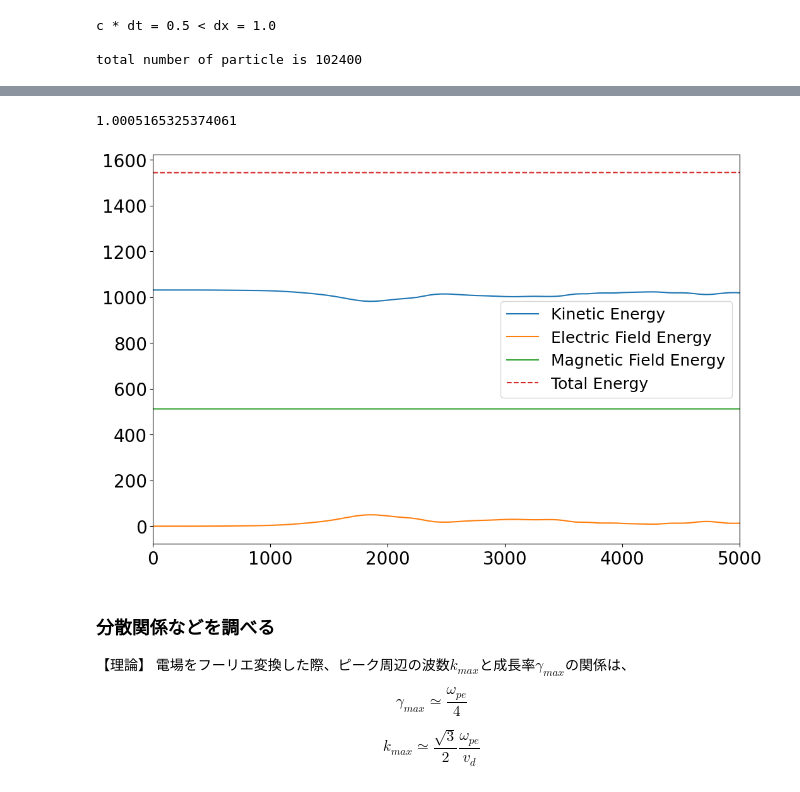
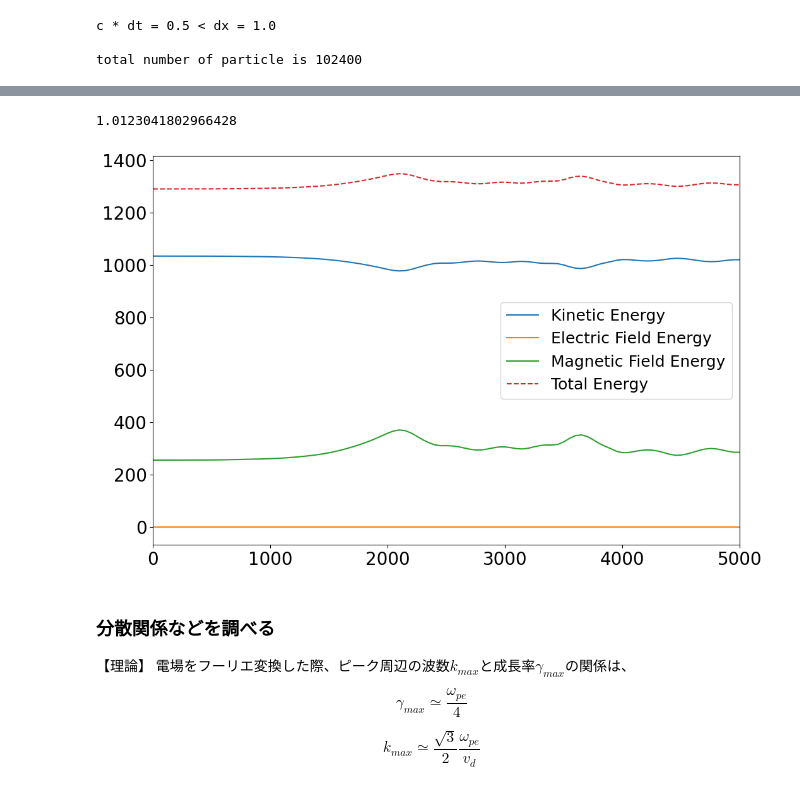
Before and after one commit to keita-akutagawa/PIC_GPU, a Jupyter notebook: examples_1D/two_stream/PIC1D_two_stream_electron.ipynb, the cells around one changed output, grey strips where cells are left out. Saved outputs shown, nothing was run; the diff lists cells and outputs as text; code cells hidden in the pictures.

```diff
--- a/examples_1D/two_stream/PIC1D_two_stream_electron.ipynb
+++ b/examples_1D/two_stream/PIC1D_two_stream_electron.ipynb
@@ -114,16 +125,31 @@ ax.plot(E[0, :])
 fig = plt.figure(figsize=(12, 6))
 ax = fig.add_subplot(111)
 
+dirname = "results_two_stream_electron"
 total_steps = 10000
 for step in range(0, total_steps+1, 100):
     ax.clear()
-    x_ion = np.loadtxt(f"./results/two_stream_electron_x_ion_{step}.txt", delimiter=',')
-    v_ion = np.loadtxt(f"./results/two_stream_electron_v_ion_{step}.txt", delimiter=',')
-    x_electron = np.loadtxt(f"./results/two_stream_electron_x_electron_{step}.txt", delimiter=',')
-    v_electron = np.loadtxt(f"./results/two_stream_electron_v_electron_{step}.txt", delimiter=',')
-    ax.scatter(x_ion[:, 0], v_ion[:, 0]/v_thermal_ion, s=0.1, c='orange', label='ion')
-    ax.scatter(x_electron[:n_minus, 0], v_electron[:n_minus, 0]/v_thermal_electron, s=0.1, c='blue', label='electron(background)')
-    ax.scatter(x_electron[n_minus:, 0], v_electron[n_minus:, 0]/v_thermal_electron, s=0.1, c='green', marker='*', label='electron(beam)')
+
+    filename = f"{dirname}/two_stream_electron_x_ion_{step}.bin"
+    with open(filename, 'rb') as f:
+        x_ion = np.fromfile(f, dtype=np.float32)
+    x_ion = x_ion.reshape(n_ion, 3).T
+    filename = f"{dirname}/two_stream_electron_x_electron_{step}.bin"
+    with open(filename, 'rb') as f:
+        x_electron = np.fromfile(f, dtype=np.float32)
+    x_electron = x_electron.reshape(n_electron+n_beam, 3).T
+    filename = f"{dirname}/two_stream_electron_v_ion_{step}.bin"
+    with open(filename, 'rb') as f:
+        v_ion = np.fromfile(f, dtype=np.float32)
+    v_ion = v_ion.reshape(n_ion, 3).T
+    filename = f"{dirname}/two_stream_electron_v_electron_{step}.bin"
+    with open(filename, 'rb') as f:
+        v_electron = np.fromfile(f, dtype=np.float32)
+    v_electron = v_electron.reshape(n_electron+n_beam, 3).T
+
+    ax.scatter(x_ion[0], v_ion[0]/v_thermal_electron, s=0.1, c='orange', label='ion')
+    ax.scatter(x_electron[0, :n_electron], v_electron[0, :n_electron]/v_thermal_electron, s=0.1, c='blue', label='electron(background)')
+    ax.scatter(x_electron[0, n_electron:], v_electron[0, n_electron:]/v_thermal_electron, s=0.1, c='green', marker='*', label='electron(beam)')
     ax.set_xlim(0, x_max)
     ax.set_ylim(-30, 30)
     ax.set_xlabel('$x / \lambda_D$', fontsize=20)
@@ -149,37 +175,44 @@ video.release()
 # %%
 total_steps = 10000
 interval = 100
 num_results = int(total_steps/interval) + 1
 kinetic_energy = np.zeros(num_results)
 electric_field_energy = np.zeros(num_results)
 magnetic_field_energy = np.zeros(num_results)
 t = np.arange(0.0, (total_steps+1)*dt, interval*dt)
 
+dirname = "results_two_stream_electron"
 for step in range(0, total_steps+1, interval):
-    KE = np.loadtxt(f"./results/two_stream_electron_KE_{step}.txt", delimiter=',')
-    EEnergy = np.loadtxt(f"./results/two_stream_electron_EEnergy_{step}.txt", delimiter=',')
-    BEnergy = np.loadtxt(f"./results/two_stream_electron_BEnergy_{step}.txt", delimiter=',')
+    filename = f"{dirname}/two_stream_electron_KE_{step}.bin"
+    with open(filename, 'rb') as f:
+        KE = np.fromfile(f, dtype=np.float32)
+    filename = f"{dirname}/two_stream_electron_EEnergy_{step}.bin"
+    with open(filename, 'rb') as f:
+        EEnergy = np.fromfile(f, dtype=np.float32)
+    filename = f"{dirname}/two_stream_electron_BEnergy_{step}.bin"
+    with open(filename, 'rb') as f:
+        BEnergy = np.fromfile(f, dtype=np.float32)
     kinetic_energy[int(step/interval)] = KE
     electric_field_energy[int(step/interval)] = EEnergy
     magnetic_field_energy[int(step/interval)] = BEnergy
 
 total_energy = kinetic_energy + electric_field_energy + magnetic_field_energy
 print(total_energy[-1] / total_energy[0])
 
 fig = plt.figure(figsize=(12, 8))
 ax = fig.add_subplot(111)
 ax.plot(t, kinetic_energy, label='Kinetic Energy')
 ax.plot(t, electric_field_energy, label='Electric Field Energy')
 ax.plot(t, magnetic_field_energy, label='Magnetic Field Energy')
 ax.plot(t, total_energy, label='Total Energy', ls='--')
 ax.legend(loc='best', fontsize=18)
 ax.set_xlim(0.0, total_steps*dt)
 ax.tick_params(labelsize=20)
 fig.savefig("two_stream_electron_energy.png")
 plt.show()
 # %% [output]
-1.0005165325374061
+1.0123041802966428
-[figure, old version]
+[figure, new version]
 # %% [markdown]
 ### 分散関係などを調べる
 
```
Also changed, not shown: parts of 4 cells of this notebook, 1 other file.
